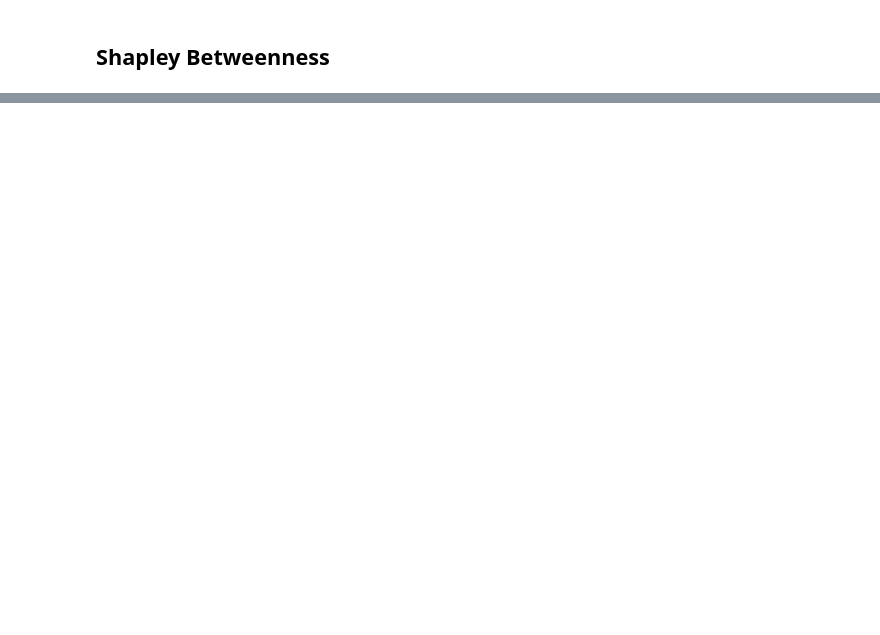
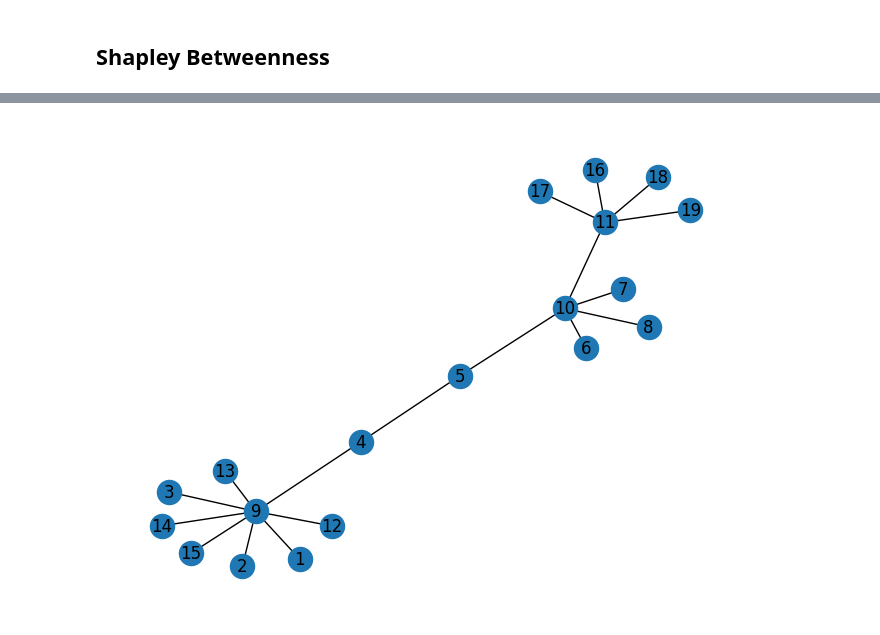
Before and after one commit to Abhaygoya/arxivAnalysis, a Jupyter notebook: modelNetwork.ipynb, the cells around one changed output, grey strips where cells are left out. Drawn from its saved outputs; the diff is of its cells as text; code cells hidden in the pictures; blank space fills up the shorter version.

```diff
--- a/modelNetwork.ipynb
+++ b/modelNetwork.ipynb
@@ -139,3 +137,7 @@ Warning: When  cdn_resources is 'local' jupyter notebook has issues displaying g
+# %%
+nx.draw(G2, pos, with_labels=True)
+# %% [output]
+[figure, added]
 # %%
 #Shapley Betweenness
 shapley_values = ShapelyBetweeness(G2)
```
Also changed, not shown: parts of 15 cells of this notebook, 4 other files.
